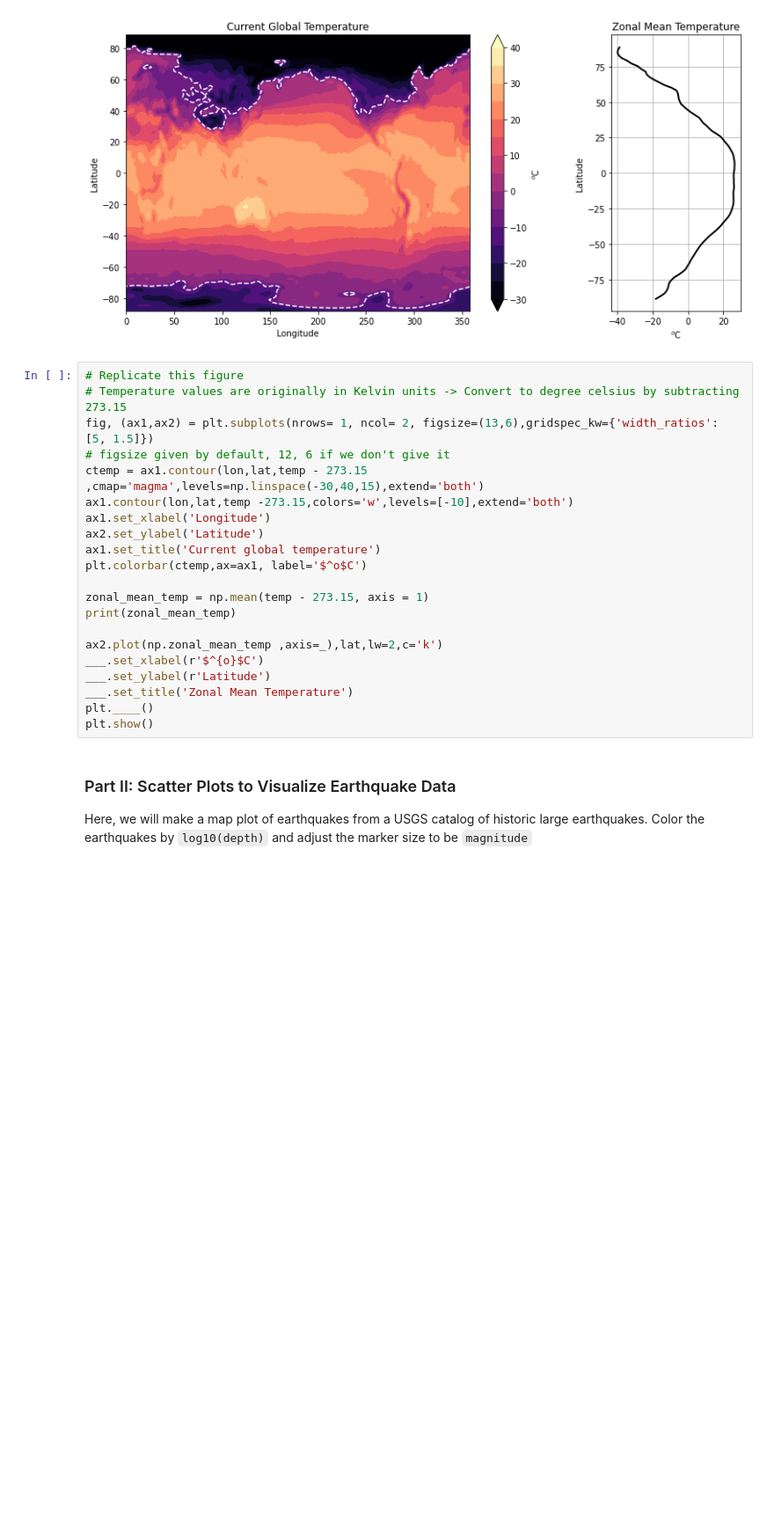
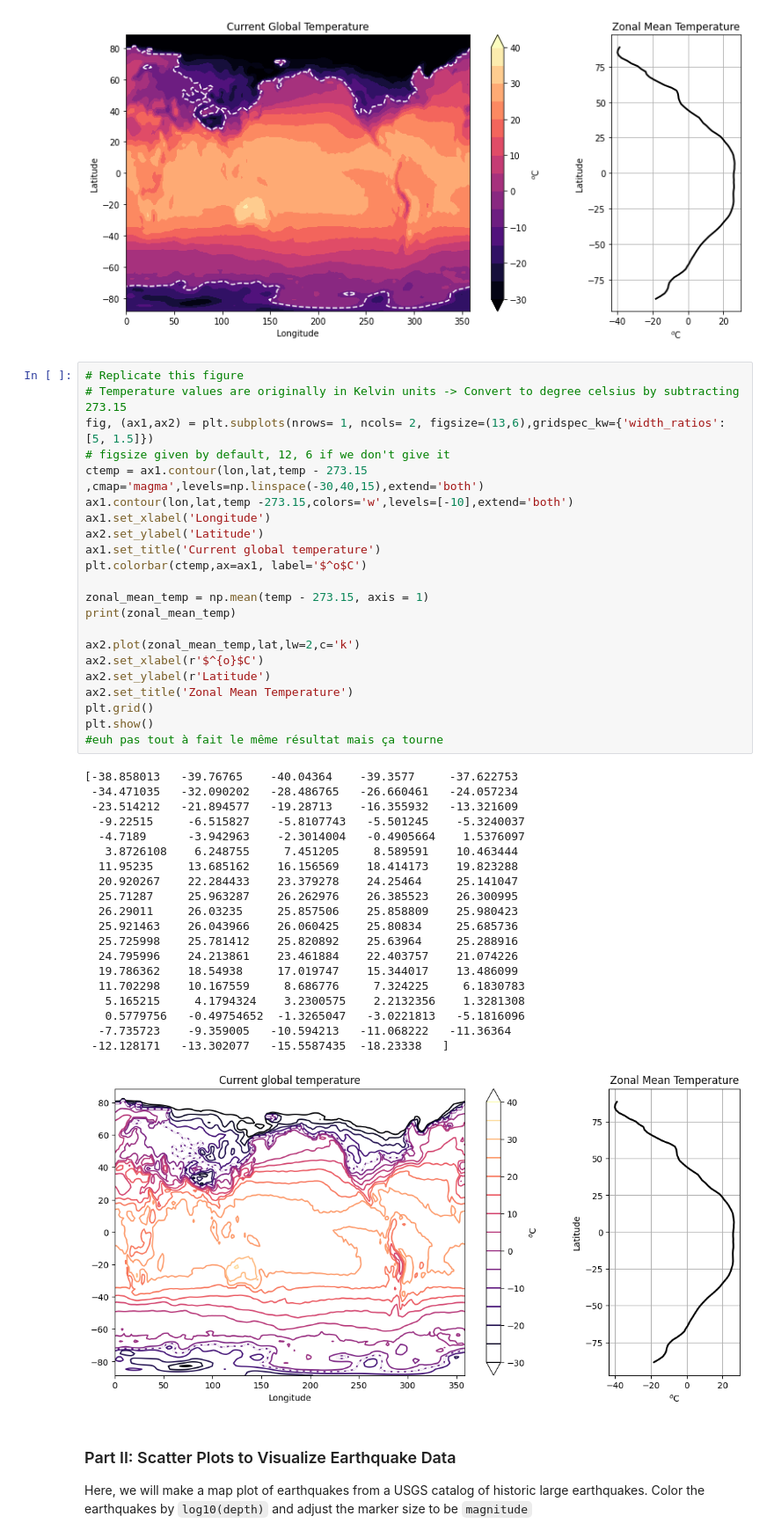
Before and after one commit to lynnbauerm/2025_Intro_Python, a Jupyter notebook: notebook/W2_S2.ipynb, the cells around one changed output. Shown at 88% size. Cells and saved outputs as stored; diff of their text form; blank space fills up the shorter version.

```diff
--- a/notebook/W2_S2.ipynb
+++ b/notebook/W2_S2.ipynb
@@ -87,24 +87,46 @@ Hint 5: Don't spend too too much time making your figure perfect as there is sti
 # %%
 # Replicate this figure
 # Temperature values are originally in Kelvin units -> Convert to degree celsius by subtracting 273.15
-fig, (ax1,ax2) = plt.subplots(nrows= 1, ncol= 2, figsize=(13,6),gridspec_kw={'width_ratios': [5, 1.5]})
+fig, (ax1,ax2) = plt.subplots(nrows= 1, ncols= 2, figsize=(13,6),gridspec_kw={'width_ratios': [5, 1.5]})
 # figsize given by default, 12, 6 if we don't give it
 ctemp = ax1.contour(lon,lat,temp - 273.15 ,cmap='magma',levels=np.linspace(-30,40,15),extend='both')
 ax1.contour(lon,lat,temp -273.15,colors='w',levels=[-10],extend='both')
 ax1.set_xlabel('Longitude')
 ax2.set_ylabel('Latitude')
 ax1.set_title('Current global temperature')
 plt.colorbar(ctemp,ax=ax1, label='$^o$C')
 
 zonal_mean_temp = np.mean(temp - 273.15, axis = 1)
 print(zonal_mean_temp)
 
-ax2.plot(np.zonal_mean_temp ,axis=_),lat,lw=2,c='k')
-___.set_xlabel(r'$^{o}$C')
-___.set_ylabel(r'Latitude')
-___.set_title('Zonal Mean Temperature')
-plt.____()
+ax2.plot(zonal_mean_temp,lat,lw=2,c='k')
+ax2.set_xlabel(r'$^{o}$C')
+ax2.set_ylabel(r'Latitude')
+ax2.set_title('Zonal Mean Temperature')
+plt.grid()
 plt.show()
+#euh pas tout à fait le même résultat mais ça tourne
+# %% [output]
+[-38.858013   -39.76765    -40.04364    -39.3577     -37.622753
+ -34.471035   -32.090202   -28.486765   -26.660461   -24.057234
+ -23.514212   -21.894577   -19.28713    -16.355932   -13.321609
+  -9.22515     -6.515827    -5.8107743   -5.501245    -5.3240037
+  -4.7189      -3.942963    -2.3014004   -0.4905664    1.5376097
+   3.8726108    6.248755     7.451205     8.589591    10.463444
+  11.95235     13.685162    16.156569    18.414173    19.823288
+  20.920267    22.284433    23.379278    24.25464     25.141047
+  25.71287     25.963287    26.262976    26.385523    26.300995
+  26.29011     26.03235     25.857506    25.858809    25.980423
+  25.921463    26.043966    26.060425    25.80834     25.685736
+  25.725998    25.781412    25.820892    25.63964     25.288916
+  24.795996    24.213861    23.461884    22.403757    21.074226
+  19.786362    18.54938     17.019747    15.344017    13.486099
+  11.702298    10.167559     8.686776     7.324225     6.1830783
+   5.165215     4.1794324    3.2300575    2.2132356    1.3281308
+   0.5779756   -0.49754652  -1.3265047   -3.0221813   -5.1816096
+  -7.735723    -9.359005   -10.594213   -11.068222   -11.36364
+ -12.128171   -13.302077   -15.5587435  -18.23338   ]
+[figure, added]
 # %% [markdown]
 ### Part II: Scatter Plots to Visualize Earthquake Data
 Here, we will make a map plot of earthquakes from a USGS catalog of historic large earthquakes. Color the earthquakes by `log10(depth)` and adjust the marker size to be `magnitude`
```
Also changed, not shown: parts of 7 cells of this notebook.
